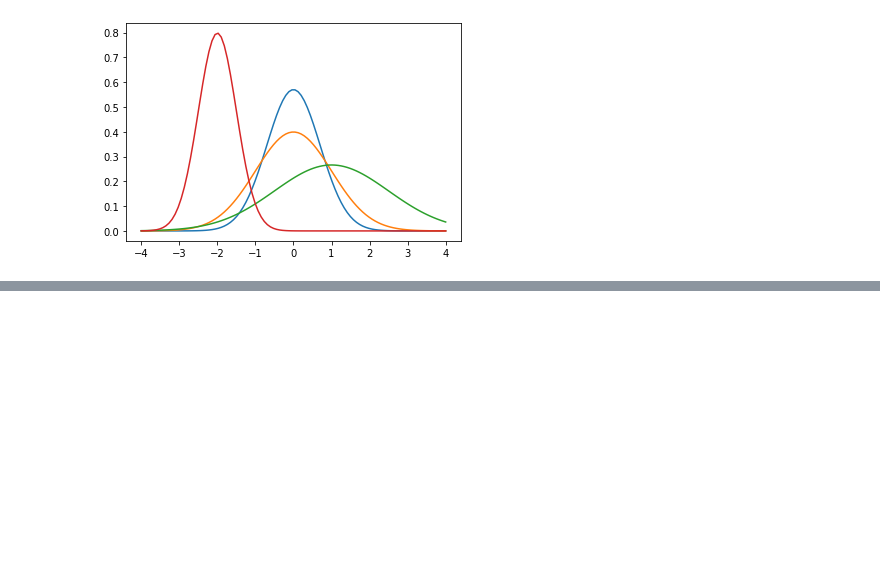
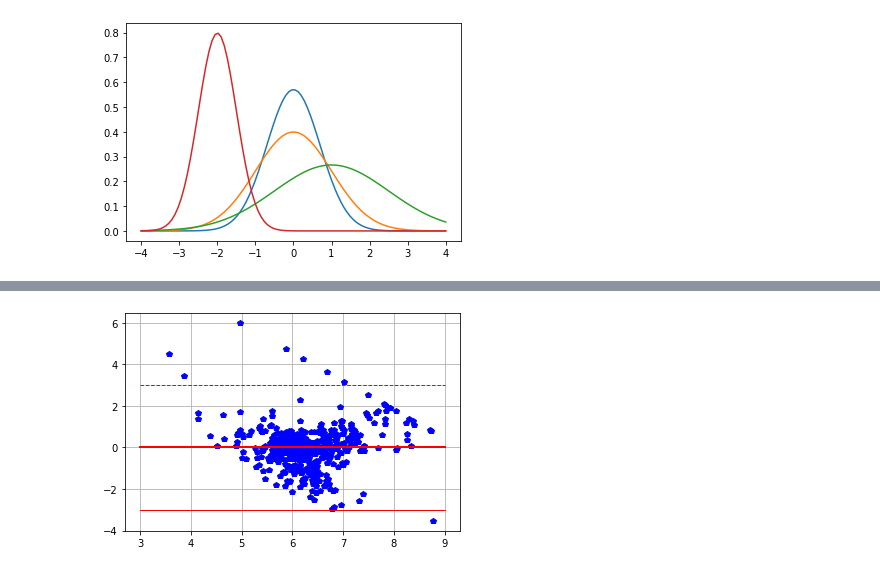
Before and after one commit to chldnjstjr/Regression-Analysis-Study, a Jupyter notebook: Regression_Analysis_with_Python_CH2_단순선형회귀.ipynb, the cells around one changed output, grey strips where cells are left out. Cells and saved outputs as stored; diff of their text form; code cells hidden in the pictures; blank space fills up the shorter version.

```diff
--- a/Regression_Analysis_with_Python_CH2_단순선형회귀.ipynb
+++ b/Regression_Analysis_with_Python_CH2_단순선형회귀.ipynb
@@ -115,0 +212,11 @@ plt.show()
+# %%
+#statsmodels의 두 개의 모듈 모두 업로드
+import statsmodels.api as sm
+import statsmodels.formula.api as smf
+
+#y와 x 정의
+y=dataset['target']
+X = dataset['RM']
+X = sm.add_constant(X)
+
+X.head()
@@ -115,0 +242,6 @@ plt.show()
+# %%
+#다음 코드는 sm.OLS를 사용한 경우다.
+
+linear_regression = sm.OLS(y, X)
+fitted_model=linear_regression.fit()
+fitted_model.summary()
@@ -115,0 +268,4 @@ plt.show()
+# %%
+fitted_model.params
+betas=np.array(fitted_model.params)
+fitted_value=fitted_model.predict(X) #절편과 기울기만 간단하게 구할 수 있다. 유의하지 않으면 여기에 출력되지도 않겠지?
@@ -115,0 +321,13 @@ plt.show()
+# %%
+residuals = dataset['target']-fitted_value
+normalized_residuals = standardize(residuals)
+
+residual_scatter_plot=plt.plot(dataset['RM'], normalized_residuals, 'bp')
+mean_residual=plt.plot([int(x_range[0]), round(x_range[1], 0)], [0,0], '-', color='red', linewidth=2)
+upper_bound = plt.plot([int(x_range[0]), round(x_range[1], 0)], [3,3], '--', color='red', linewidth=1)
+lower_residual=plt.plot([int(x_range[0]), round(x_range[1], 0)], [-3,-3], '-', color='red', linewidth=1)
+
+plt.grid()
+plt.show()
+# %% [output]
+[figure, added]
```
Also changed, not shown: parts of 32 cells of this notebook.
